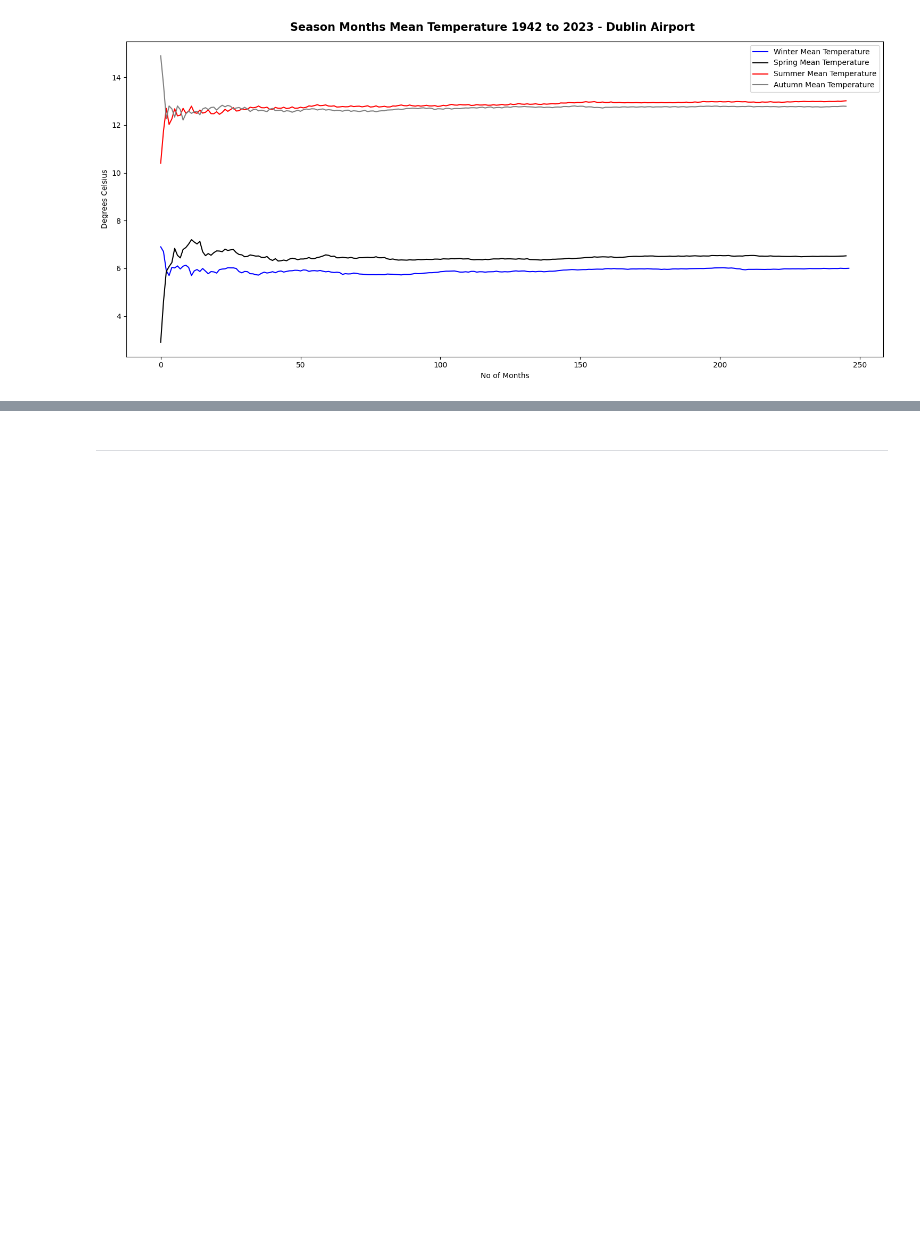
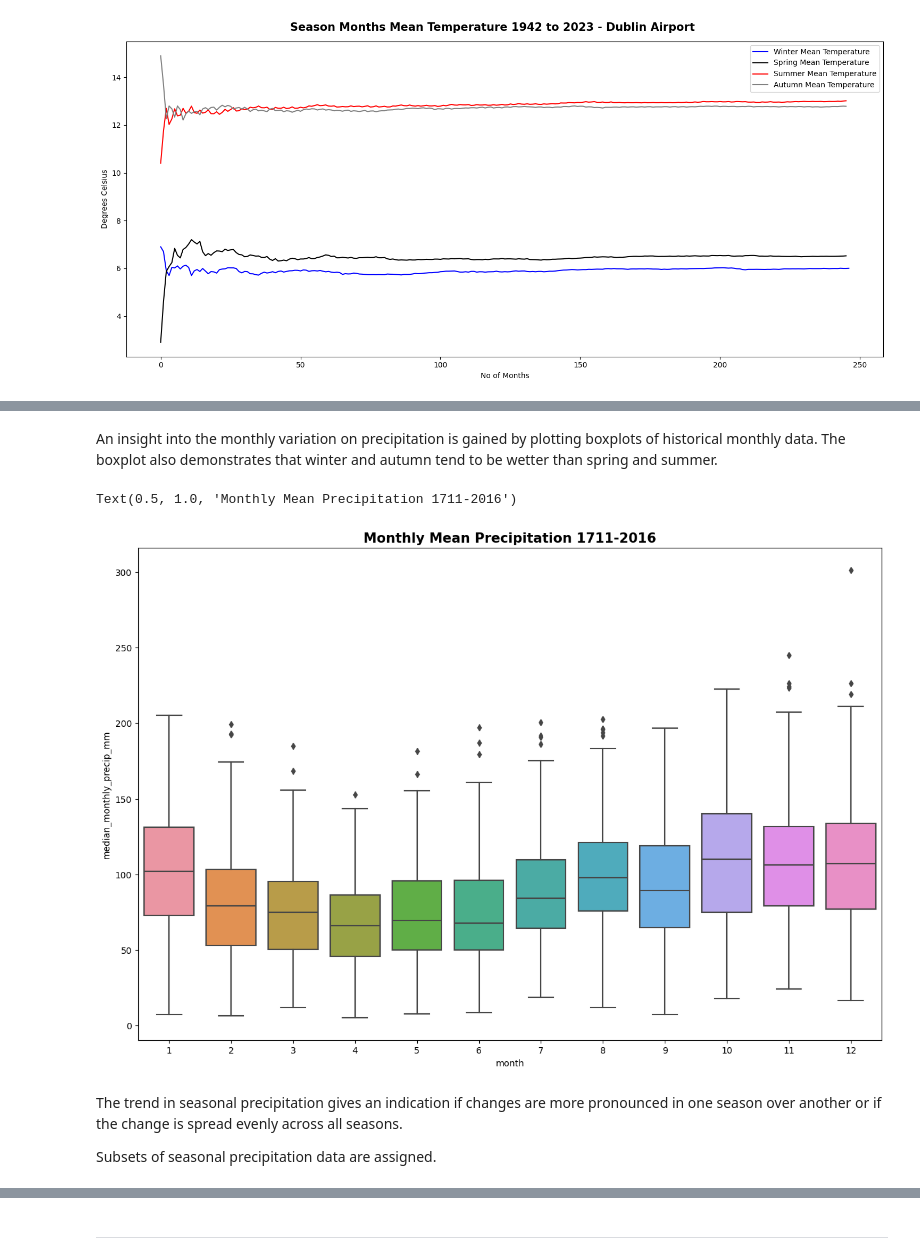
Before and after one commit to humphs078/Owner-avatar-programming_for_data_analysis_assignment_2, a Jupyter notebook: submission.ipynb, the cells around one changed output, grey strips where cells are left out. Cells and saved outputs as stored; diff of their text form; code cells hidden in the pictures; blank space fills up the shorter version.

```diff
--- a/submission.ipynb
+++ b/submission.ipynb
@@ -852,0 +921,2 @@ da_monthly_weather_data
+# %%
+irish_monthly_precip_data = pd.read_csv('datasets/historic/ireland/precipitation/IOI_1711_SERIES.CSV')
@@ -852,0 +941,2 @@ da_monthly_weather_data
+# %%
+irish_monthly_precip_data.rename(columns={'Year': 'year', 'Month': 'month', 'Median montly series': 'median_monthly_precip_mm'}, inplace=True)
@@ -852,0 +962,6 @@ da_monthly_weather_data
+# %%
+DATE = []
+for y, m in zip(irish_monthly_precip_data.year, irish_monthly_precip_data.month):
+    DATE.append(date(y, m, 1))
+
+irish_monthly_precip_data['date'] = DATE
@@ -853,3 +970,7 @@ da_monthly_weather_data
+# %%
+irish_monthly_precip_data['time_series'] = pd.to_datetime(irish_monthly_precip_data['date'], format='%d/%m/%Y')
+
+irish_monthly_precip_data = irish_monthly_precip_data.set_index('time_series')
 # %% [markdown]
 ### Fused Dataset <a id="fused_dataset"></a>
 # %% [markdown]
@@ -1384,0 +1561,15 @@ plt.tight_layout()
+# %% [markdown]
+An insight into the monthly variation on precipitation is gained by plotting boxplots of historical monthly data. The boxplot also demonstrates that winter and autumn tend to be wetter than spring and summer.
+# %%
+# create an empty plot
+fig, ax = plt.subplots(figsize=(15, 10))
+
+# plot the boxplots
+sns.boxplot(x='month', y='median_monthly_precip_mm', data =irish_monthly_precip_data).set_title('Monthly Mean Precipitation 1711-2016', weight='bold', size=15)
+# %% [output]
+Text(0.5, 1.0, 'Monthly Mean Precipitation 1711-2016')
+[figure, added]
+# %% [markdown]
+The trend in seasonal precipitation gives an indication if changes are more pronounced in one season over another or if the change is spread evenly across all seasons.
+
+Subsets of seasonal precipitation data are assigned.
```
Also changed, not shown: parts of 38 cells of this notebook, 1 other file.
